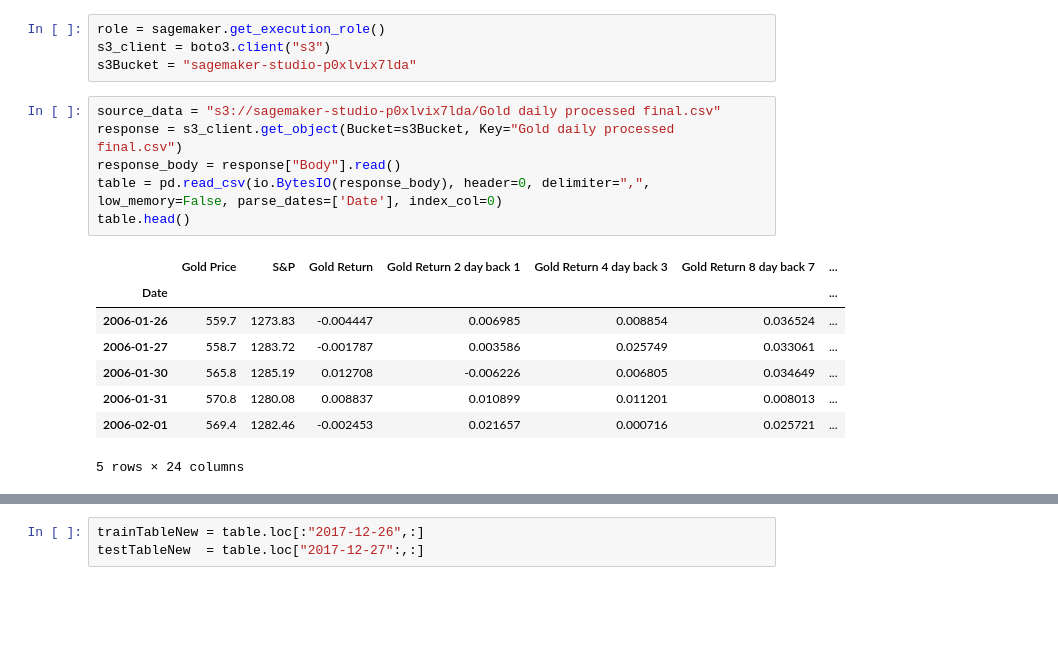
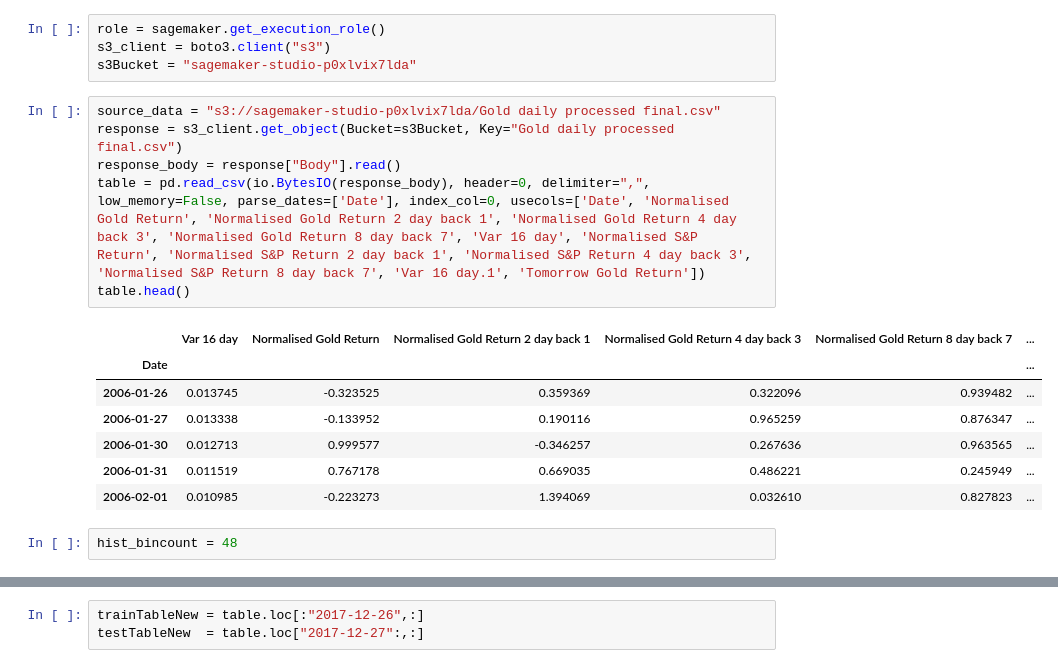
Before and after one commit to neilsimon/nd009t-capstone, a Jupyter notebook: Capstone Training.ipynb, the cells around one changed output, grey strips where cells are left out. Saved outputs shown, nothing was run; the diff lists cells and outputs as text; blank space fills up the shorter version.

```diff
--- a/Capstone Training.ipynb
+++ b/Capstone Training.ipynb
@@ -15,15 +15,16 @@ s3Bucket = "sagemaker-studio-p0xlvix7lda"
 # %%
 source_data = "s3://sagemaker-studio-p0xlvix7lda/Gold daily processed final.csv"
 response = s3_client.get_object(Bucket=s3Bucket, Key="Gold daily processed final.csv")
 response_body = response["Body"].read()
-table = pd.read_csv(io.BytesIO(response_body), header=0, delimiter=",", low_memory=False, parse_dates=['Date'], index_col=0)
+table = pd.read_csv(io.BytesIO(response_body), header=0, delimiter=",", low_memory=False, parse_dates=['Date'], index_col=0, usecols=['Date', 'Normalised Gold Return', 'Normalised Gold Return 2 day back 1', 'Normalised Gold Return 4 day back 3', 'Normalised Gold Return 8 day back 7', 'Var 16 day', 'Normalised S&P Return', 'Normalised S&P Return 2 day back 1', 'Normalised S&P Return 4 day back 3', 'Normalised S&P Return 8 day back 7', 'Var 16 day.1', 'Tomorrow Gold Return'])
 table.head()
 # %% [output]
-|  | Gold Price | S&P | Gold Return | Gold Return 2 day back 1 | Gold Return 4 day back 3 | Gold Return 8 day back 7 | ... |
-| Date |  |  |  |  |  |  | ... |
-| 2006-01-26 | 559.7 | 1273.83 | -0.004447 | 0.006985 | 0.008854 | 0.036524 | ... |
-| 2006-01-27 | 558.7 | 1283.72 | -0.001787 | 0.003586 | 0.025749 | 0.033061 | ... |
-| 2006-01-30 | 565.8 | 1285.19 | 0.012708 | -0.006226 | 0.006805 | 0.034649 | ... |
-| 2006-01-31 | 570.8 | 1280.08 | 0.008837 | 0.010899 | 0.011201 | 0.008013 | ... |
-| 2006-02-01 | 569.4 | 1282.46 | -0.002453 | 0.021657 | 0.000716 | 0.025721 | ... |
+|  | Var 16 day | Normalised Gold Return | Normalised Gold Return 2 day back 1 | Normalised Gold Return 4 day back 3 | Normalised Gold Return 8 day back 7 | ... |
+| Date |  |  |  |  |  | ... |
+| 2006-01-26 | 0.013745 | -0.323525 | 0.359369 | 0.322096 | 0.939482 | ... |
+| 2006-01-27 | 0.013338 | -0.133952 | 0.190116 | 0.965259 | 0.876347 | ... |
+| 2006-01-30 | 0.012713 | 0.999577 | -0.346257 | 0.267636 | 0.963565 | ... |
+| 2006-01-31 | 0.011519 | 0.767178 | 0.669035 | 0.486221 | 0.245949 | ... |
+| 2006-02-01 | 0.010985 | -0.223273 | 1.394069 | 0.032610 | 0.827823 | ... |
-5 rows × 24 columns
+# %%
+hist_bincount = 48
```
Also changed, not shown: parts of 24 cells of this notebook, 3 other files.
